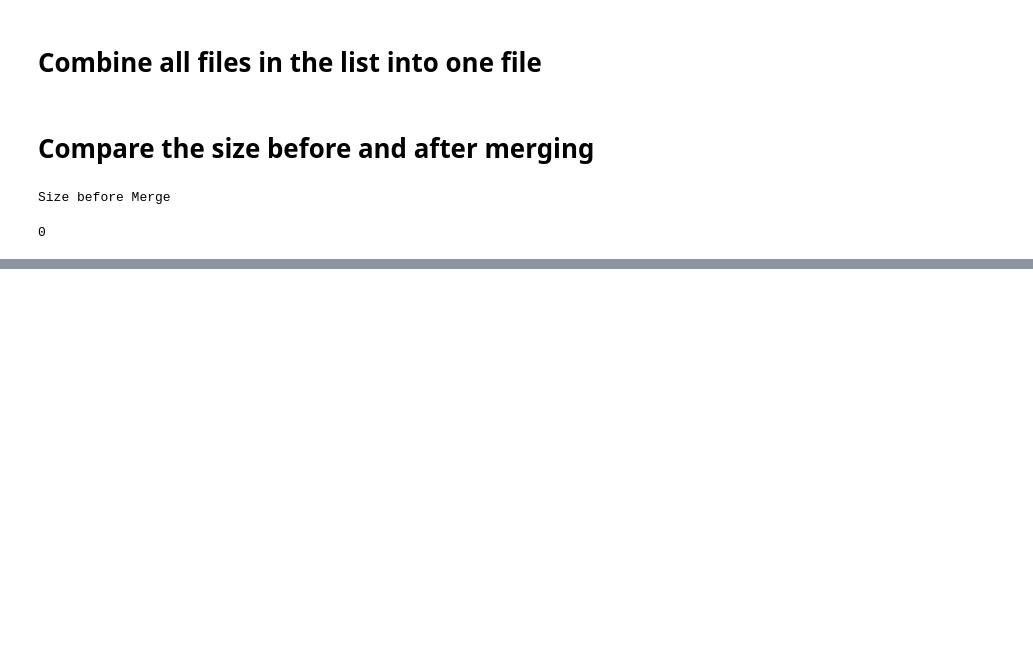
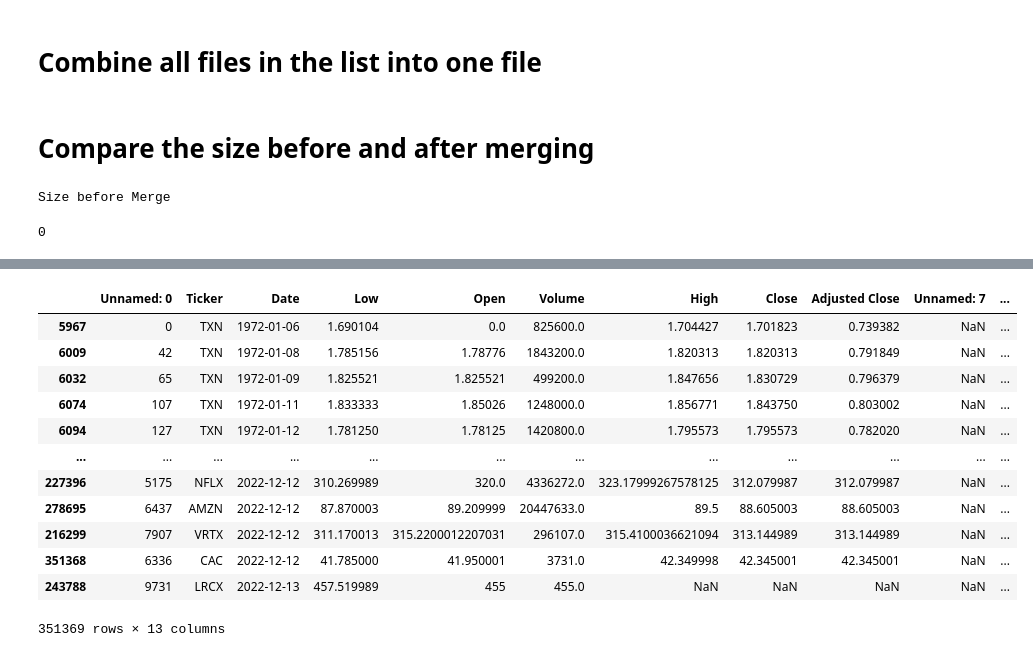
Before and after one commit to sayedmcmaster/stock-price-prediction-using-graph-convolutional-neural-networks, a Jupyter notebook: merge-only-matching-csv-files-with-python.ipynb, the cells around one changed output, grey strips where cells are left out. Saved outputs shown, nothing was run; the diff lists cells and outputs as text; code cells hidden in the pictures; blank space fills up the shorter version.

```diff
--- a/merge-only-matching-csv-files-with-python.ipynb
+++ b/merge-only-matching-csv-files-with-python.ipynb
@@ -202,0 +272,18 @@ df.T
+# %%
+df["Date"] = df["Date"].astype('datetime64[ns]')
+df = df.sort_values( by = 'Date', ascending = True )
+df
+# %% [output]
+|  | Unnamed: 0 | Ticker | Date | Low | Open | Volume | High | Close | Adjusted Close | Unnamed: 7 | ... |
+| 5967 | 0 | TXN | 1972-01-06 | 1.690104 | 0.0 | 825600.0 | 1.704427 | 1.701823 | 0.739382 | NaN | ... |
+| 6009 | 42 | TXN | 1972-01-08 | 1.785156 | 1.78776 | 1843200.0 | 1.820313 | 1.820313 | 0.791849 | NaN | ... |
+| 6032 | 65 | TXN | 1972-01-09 | 1.825521 | 1.825521 | 499200.0 | 1.847656 | 1.830729 | 0.796379 | NaN | ... |
+| 6074 | 107 | TXN | 1972-01-11 | 1.833333 | 1.85026 | 1248000.0 | 1.856771 | 1.843750 | 0.803002 | NaN | ... |
+| 6094 | 127 | TXN | 1972-01-12 | 1.781250 | 1.78125 | 1420800.0 | 1.795573 | 1.795573 | 0.782020 | NaN | ... |
+| ... | ... | ... | ... | ... | ... | ... | ... | ... | ... | ... | ... |
+| 227396 | 5175 | NFLX | 2022-12-12 | 310.269989 | 320.0 | 4336272.0 | 323.17999267578125 | 312.079987 | 312.079987 | NaN | ... |
+| 278695 | 6437 | AMZN | 2022-12-12 | 87.870003 | 89.209999 | 20447633.0 | 89.5 | 88.605003 | 88.605003 | NaN | ... |
+| 216299 | 7907 | VRTX | 2022-12-12 | 311.170013 | 315.2200012207031 | 296107.0 | 315.4100036621094 | 313.144989 | 313.144989 | NaN | ... |
+| 351368 | 6336 | CAC | 2022-12-12 | 41.785000 | 41.950001 | 3731.0 | 42.349998 | 42.345001 | 42.345001 | NaN | ... |
+| 243788 | 9731 | LRCX | 2022-12-13 | 457.519989 | 455 | 455.0 | NaN | NaN | NaN | NaN | ... |
+351369 rows × 13 columns
```
Also changed, not shown: parts of 12 cells of this notebook, 4 other files.
